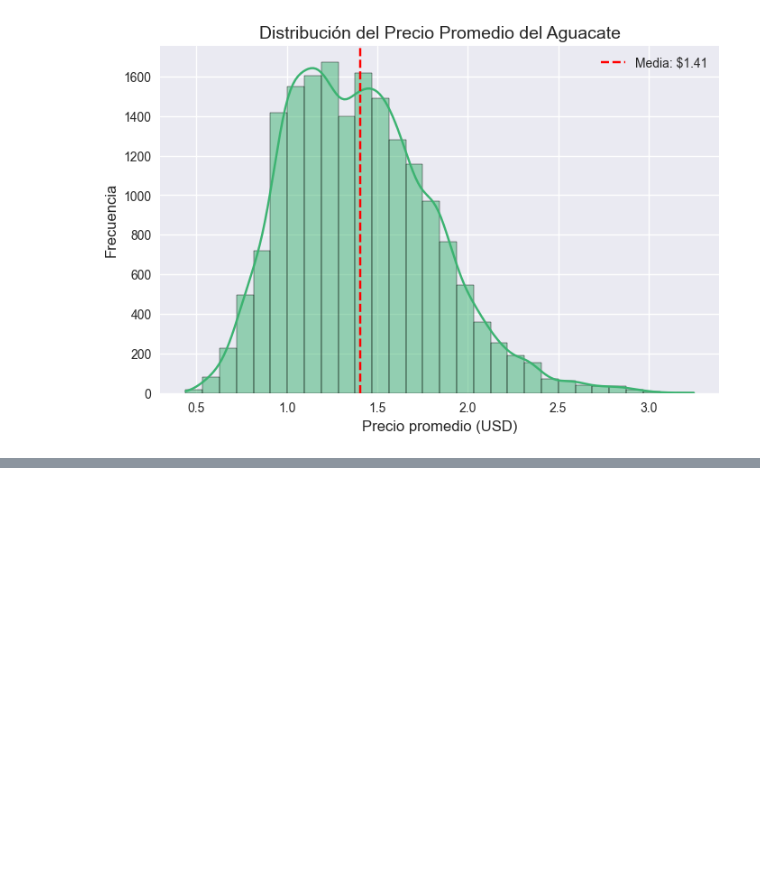
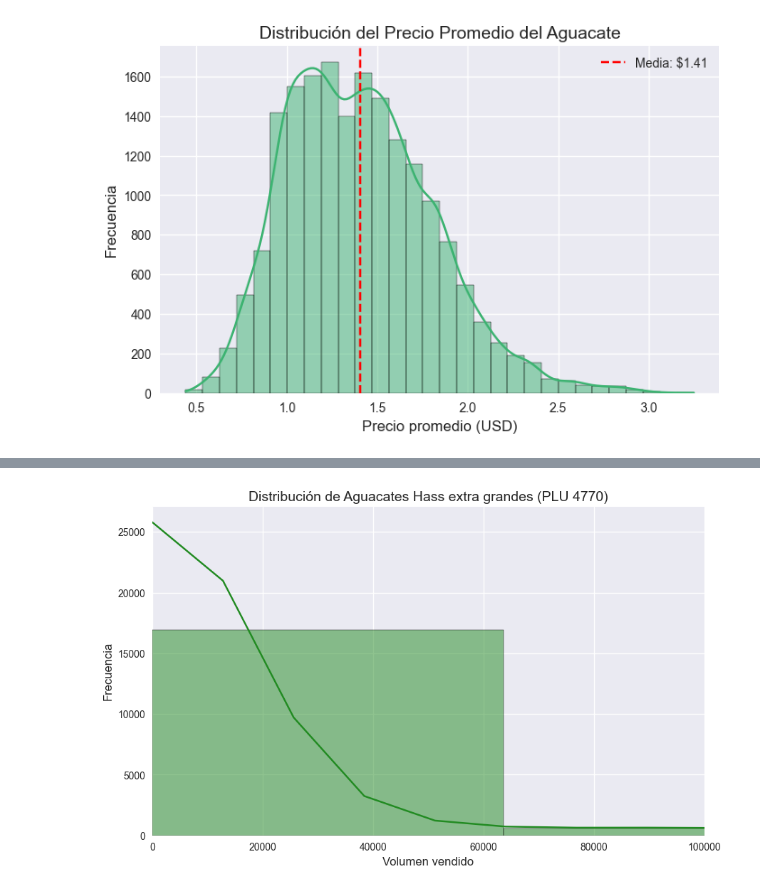
Before and after one commit to Alejma/ciencia-datos-P2, a Jupyter notebook: notebooks/1_analisis_descriptivo.ipynb, the cells around one changed output, grey strips where cells are left out. Saved outputs shown, nothing was run; the diff lists cells and outputs as text; code cells hidden in the pictures; blank space fills up the shorter version.

```diff
--- a/notebooks/1_analisis_descriptivo.ipynb
+++ b/notebooks/1_analisis_descriptivo.ipynb
@@ -100,0 +156,10 @@ plt.show()
+# %%
+plt.figure(figsize=(10, 6))
+sns.histplot(data=avocado, x='4770', bins=40, kde=True, color='forestgreen')
+plt.title('Distribución de Aguacates Hass extra grandes (PLU 4770)', fontsize=14)
+plt.xlabel('Volumen vendido', fontsize=12)
+plt.ylabel('Frecuencia', fontsize=12)
+plt.xlim(0, 100000)  # Excluir outliers extremos para mejor visualización
+plt.show()
+# %% [output]
+[figure, added]
```
Also changed, not shown: parts of 26 cells of this notebook, 2 other files.
